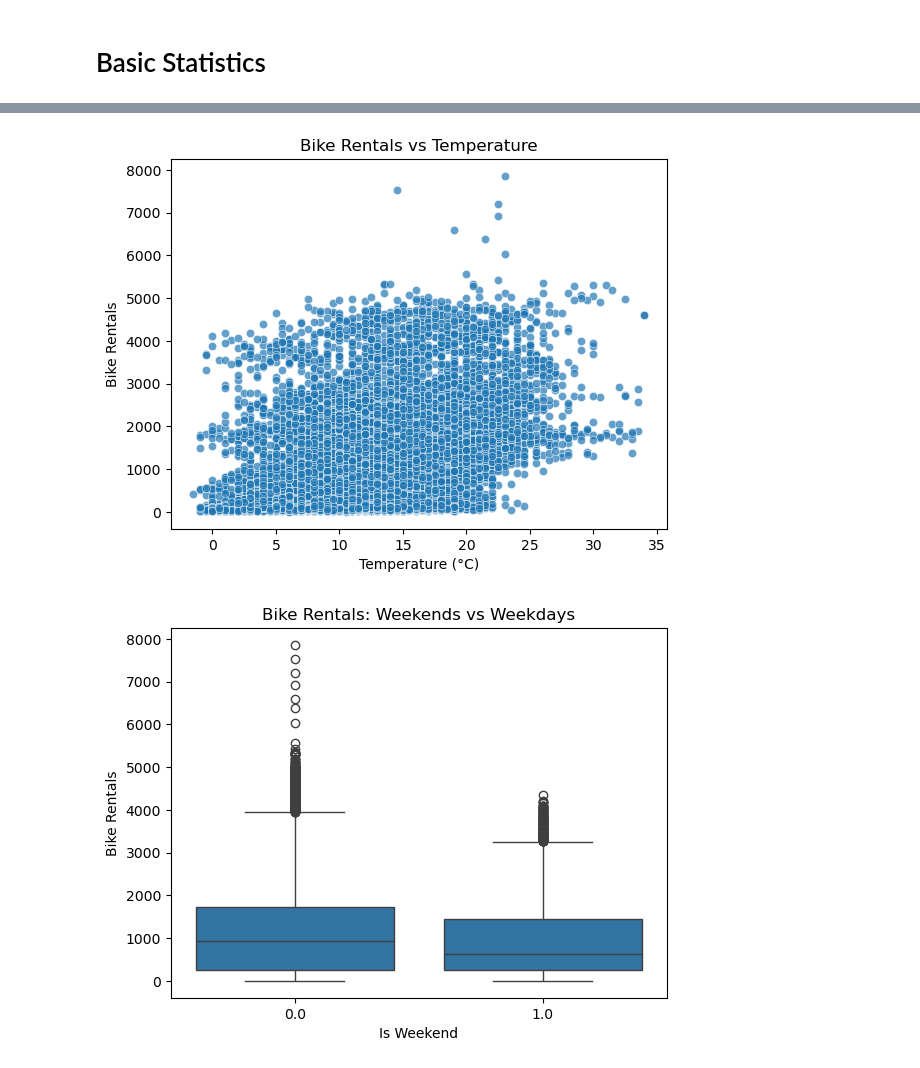
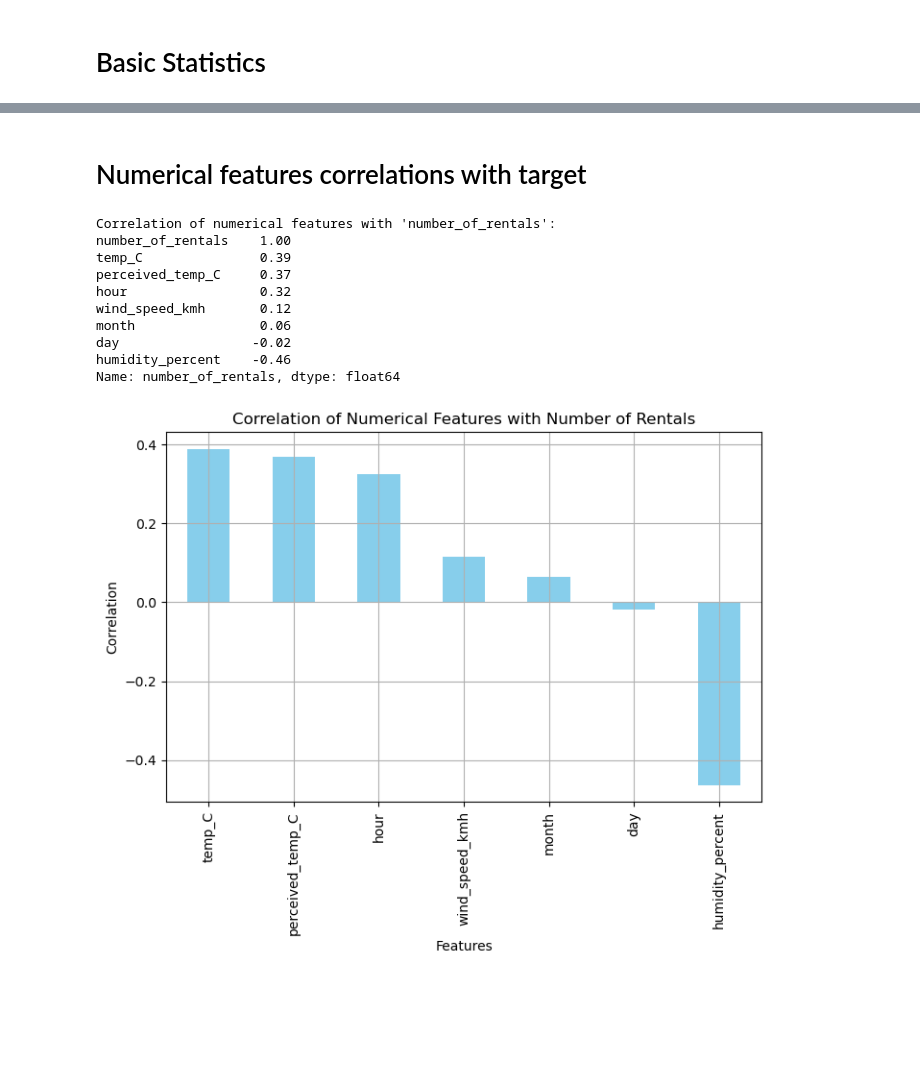
Before and after one commit to MattWojciechowski/london_bike_sharing, a Jupyter notebook: notebooks/EDA_analysis.ipynb, the cells around one changed output, grey strips where cells are left out. Saved outputs shown, nothing was run; the diff lists cells and outputs as text; code cells hidden in the pictures; blank space fills up the shorter version.

```diff
--- a/notebooks/EDA_analysis.ipynb
+++ b/notebooks/EDA_analysis.ipynb
@@ -82,0 +93,5 @@ plt.show()
+# %%
+# Podział kolumn
+categorical_cols = ["season", "weekday", "is_holiday", "is_weekend", "weather_code"]
+
+numerical_cols = ["temp_C", "perceived_temp_C", "humidity_percent", "wind_speed_kmh", "hour", "day", "month"]
@@ -97,17 +178,33 @@ plt.show()
-# %%
-# Relationship between temperature and bike rentals
-sns.scatterplot(x='t1', y='cnt', data=df, alpha=0.7)
-plt.title("Bike Rentals vs Temperature")
-plt.xlabel("Temperature (°C)")
-plt.ylabel("Bike Rentals")
-plt.show()
-
-# Rentals on weekends vs weekdays
-sns.boxplot(x='is_weekend', y='cnt', data=df)
-plt.title("Bike Rentals: Weekends vs Weekdays")
-plt.xlabel("Is Weekend")
-plt.ylabel("Bike Rentals")
-plt.show()
-# %% [output]
-[figure, removed]
-[figure, removed]
+# %% [markdown]
+# Numerical features correlations with target
+# %%
+# Numerical features list
+num_cols = numerical_cols.append("number_of_rentals")
+
+# Calculate correlations
+correlations_with_target = df[numerical_cols].corr()["number_of_rentals"].sort_values(ascending=False)
+
+# Display correlations
+print("Correlation of numerical features with 'number_of_rentals':")
+print(correlations_with_target)
+
+# Wykres korelacji
+plt.figure(figsize=(8, 5))
+correlations_with_target[1:].plot(kind="bar", color="skyblue")
+plt.title("Correlation of Numerical Features with Number of Rentals")
+plt.xlabel("Features")
+plt.ylabel("Correlation")
+plt.grid()
+plt.show()
+# %% [output]
+Correlation of numerical features with 'number_of_rentals':
+number_of_rentals    1.00
+temp_C               0.39
+perceived_temp_C     0.37
+hour                 0.32
+wind_speed_kmh       0.12
+month                0.06
+day                 -0.02
+humidity_percent    -0.46
+Name: number_of_rentals, dtype: float64
+[figure, added]
```
Also changed, not shown: parts of 29 cells of this notebook, 7 other files.
